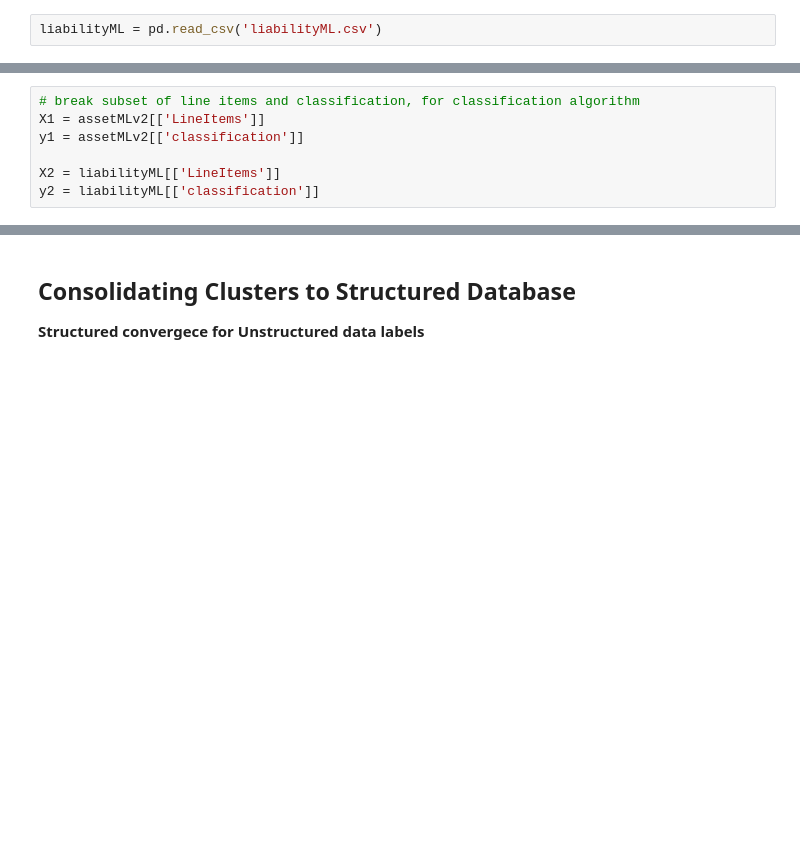
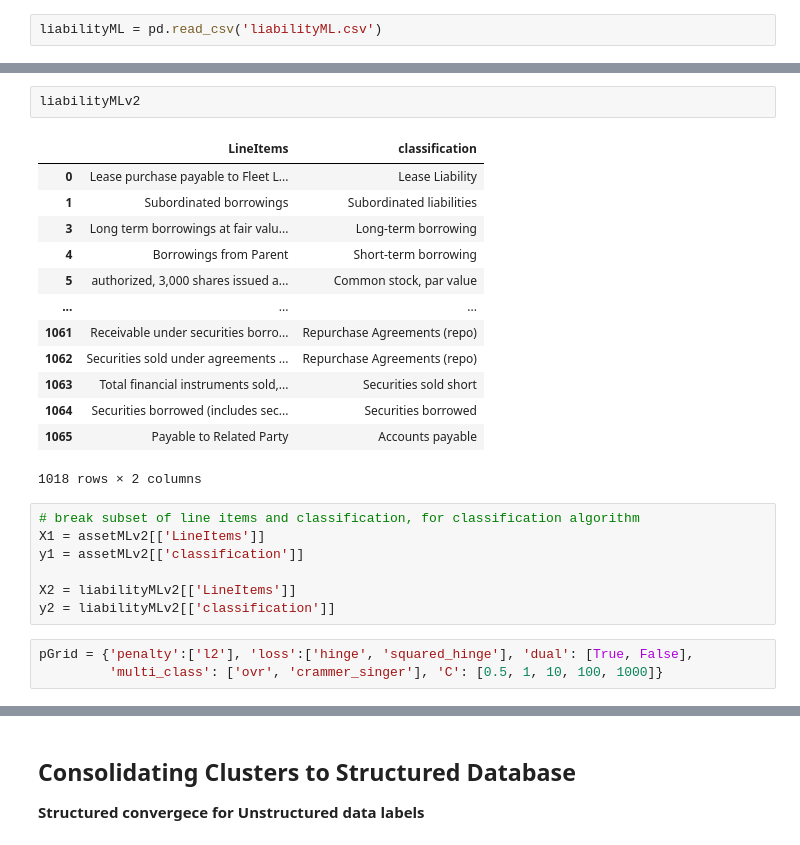
Before and after one commit to fernando-duarte/X17A5, a Jupyter notebook: buildDatabase.ipynb, the cells around one changed output, grey strips where cells are left out. Cells and saved outputs as stored; diff of their text form; blank space fills up the shorter version.

```diff
--- a/buildDatabase.ipynb
+++ b/buildDatabase.ipynb
@@ -1134,7 +1169,26 @@ liabilityML = pd.concat([liabilityML, assetML[np.isin(assetML.classification, as
+# %%
+liabilityMLv2
+# %% [output]
+|  | LineItems | classification |
+| 0 | Lease purchase payable to Fleet L... | Lease Liability |
+| 1 | Subordinated borrowings | Subordinated liabilities |
+| 3 | Long term borrowings at fair valu... | Long-term borrowing |
+| 4 | Borrowings from Parent | Short-term borrowing |
+| 5 | authorized, 3,000 shares issued a... | Common stock, par value |
+| ... | ... | ... |
+| 1061 | Receivable under securities borro... | Repurchase Agreements (repo) |
+| 1062 | Securities sold under agreements ... | Repurchase Agreements (repo) |
+| 1063 | Total financial instruments sold,... | Securities sold short |
+| 1064 | Securities borrowed (includes sec... | Securities borrowed |
+| 1065 | Payable to Related Party | Accounts payable |
+1018 rows × 2 columns
 # %%
 # break subset of line items and classification, for classification algorithm
 X1 = assetMLv2[['LineItems']]
 y1 = assetMLv2[['classification']]
 
-X2 = liabilityML[['LineItems']]
-y2 = liabilityML[['classification']]
+X2 = liabilityMLv2[['LineItems']]
+y2 = liabilityMLv2[['classification']]
+# %%
+pGrid = {'penalty':['l2'], 'loss':['hinge', 'squared_hinge'], 'dual': [True, False],
+         'multi_class': ['ovr', 'crammer_singer'], 'C': [0.5, 1, 10, 100, 1000]}
```
Also changed, not shown: parts of 26 cells of this notebook, 4 other files.
